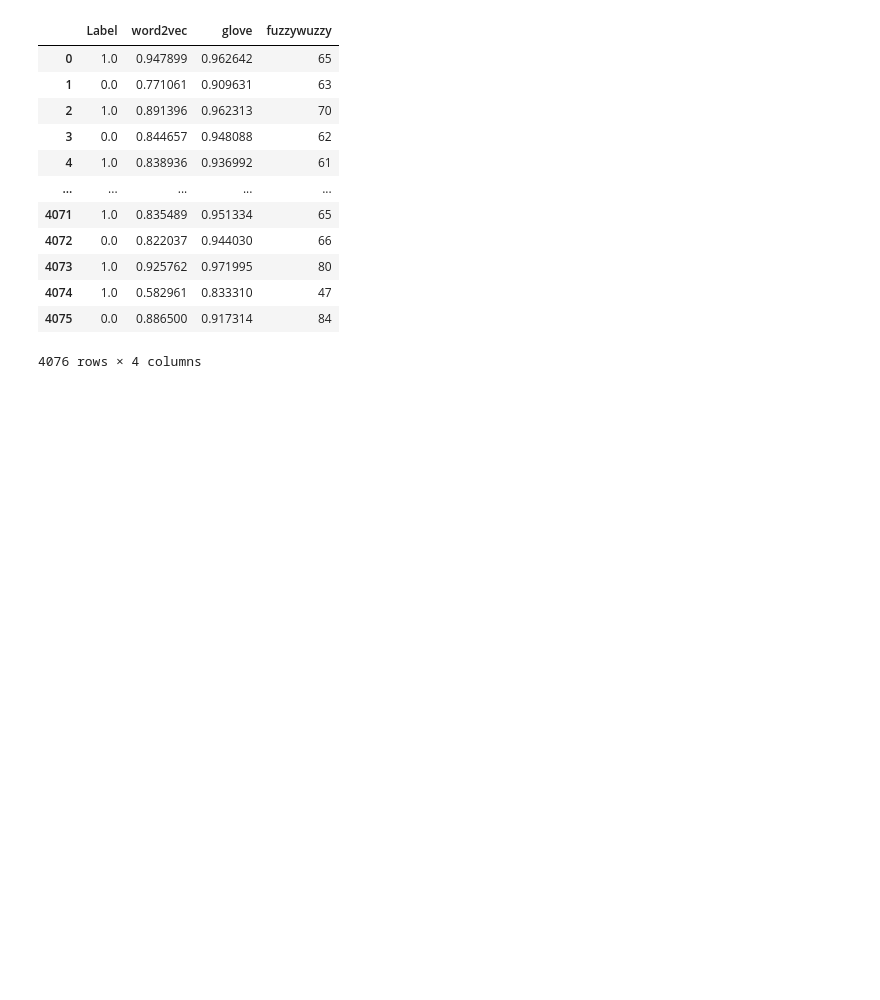
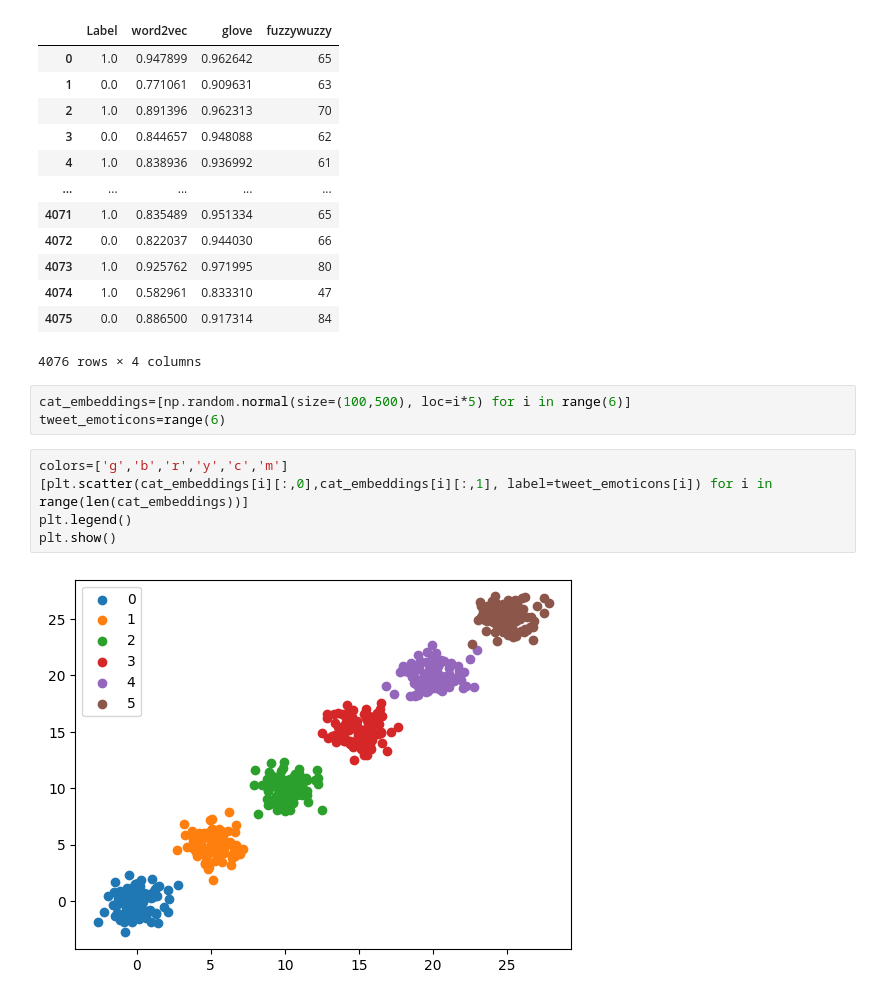
Before and after one commit to manuu1311/NLP, a Jupyter notebook: labs/lab3/Live/live.ipynb, the cells around one changed output. Cells and saved outputs as stored; diff of their text form; blank space fills up the shorter version.

```diff
--- a/labs/lab3/Live/live.ipynb
+++ b/labs/lab3/Live/live.ipynb
@@ -361,3 +362,13 @@ df
 | 4074 | 1.0 | 0.582961 | 0.833310 | 47 |
 | 4075 | 0.0 | 0.886500 | 0.917314 | 84 |
 4076 rows × 4 columns
+# %%
+cat_embeddings=[np.random.normal(size=(100,500), loc=i*5) for i in range(6)]
+tweet_emoticons=range(6)
+# %%
+colors=['g','b','r','y','c','m']
+[plt.scatter(cat_embeddings[i][:,0],cat_embeddings[i][:,1], label=tweet_emoticons[i]) for i in range(len(cat_embeddings))]
+plt.legend()
+plt.show()
+# %% [output]
+[figure, added]
```
Also changed, not shown: parts of 1 cell of this notebook, 4 other files.
